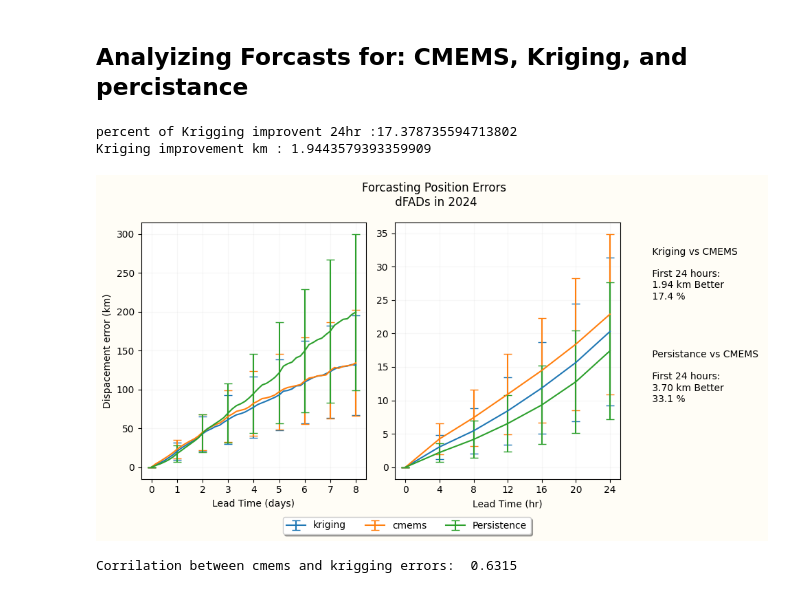
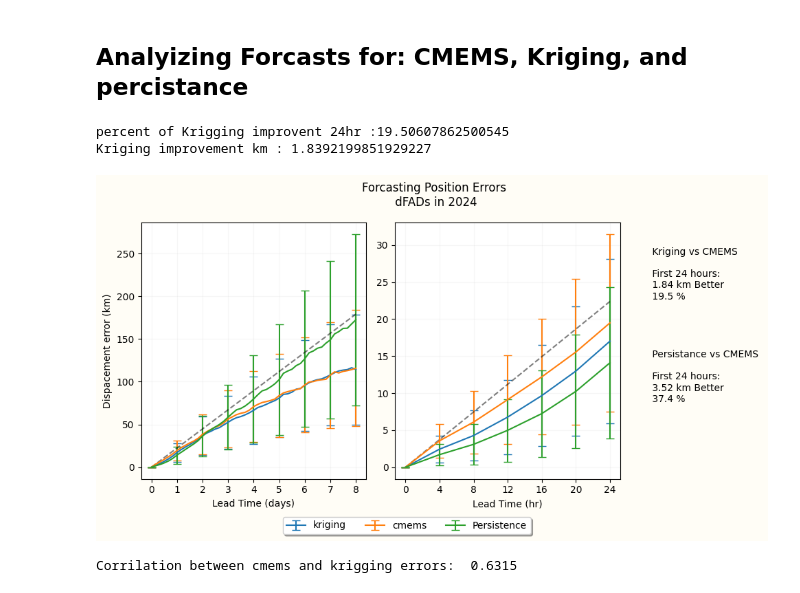
Before and after one commit to Colin-zerfass/fate-core, a Jupyter notebook: Code/Parcels/Output_analyze.ipynb, the cells around one changed output. Cells and saved outputs as stored; diff of their text form; code cells hidden in the pictures.

```diff
--- a/Code/Parcels/Output_analyze.ipynb
+++ b/Code/Parcels/Output_analyze.ipynb
@@ -74,9 +74,9 @@ bins = np.linspace(0,8*24,2*24+1)
 ds2["lead_bins"] = pd.cut(ds2["leadtime"], bins)
 ds ["lead_bins"] = pd.cut(ds["leadtime"], bins)
 ds3["lead_bins"] = pd.cut(ds3["leadtime"], bins)
-lte = ds.groupby("lead_bins", observed=False).apply(calculate_rmse, include_groups=False).to_numpy()
-lte2  = ds2.groupby("lead_bins", observed=False).apply(calculate_rmse, include_groups=False).to_numpy()
-lte3 = ds3.groupby("lead_bins", observed= False).apply(calculate_rmse, include_groups=False).to_numpy()
+lte = ds.groupby("lead_bins", observed=False)["error_km"].mean() ##.apply(calculate_rmse, include_groups=False).to_numpy()
+lte2  = ds2.groupby("lead_bins", observed=False)["error_km"].mean() ##.apply(calculate_rmse, include_groups=False).to_numpy()
+lte3 = ds3.groupby("lead_bins", observed= False)["error_km"].mean() #.apply(calculate_rmse, include_groups=False).to_numpy()
 std = ds.groupby("lead_bins", observed=False)["error_km"].std()
 std2 = ds2.groupby("lead_bins", observed=False)["error_km"].std()
 std3 = ds3.groupby("lead_bins", observed= False)["error_km"].std()
@@ -91,6 +91,8 @@ std = np.concat([pad,std])
 std2 = np.concat([pad, std2])
 std3 = np.concat([pad,std3])
 
+Noforcast = 0.259*bins*3600/1000
+
 kriging_km24 = (lte2[:7]- lte[:7]).mean()
 krigging_percent24 = np.abs((lte[:7].mean()- lte2[:7].mean())/lte2[:7].mean()*100)
 Pers_km24 = (lte2[:7]- lte3[:7]).mean()
@@ -98,8 +100,8 @@ Pers_percent24 = np.abs((lte3[:7].mean()- lte2[:7].mean())/lte2[:7].mean()*100)
 print(f"percent of Krigging improvent 24hr :{krigging_percent24} ")
 print(f"Kriging improvement km : {kriging_km24}")
 # %% [output]
-percent of Krigging improvent 24hr :17.378735594713802
-Kriging improvement km : 1.9443579393359909
+percent of Krigging improvent 24hr :19.50607862500545
+Kriging improvement km : 1.8392199851929227
 # %%
 fig = plt.figure(figsize=(10,5))
 gs = gridspec.GridSpec(1, 3, width_ratios=[3,3,1])
@@ -113,34 +115,37 @@ stats_k = f" Kriging vs CMEMS \n \n First 24 hours: \n {kriging_km24:0.2f} km Be
 ax_stats.text(0,0.7,stats_k)
 
 stats_p = f" Persistance vs CMEMS \n \n First 24 hours: \n {Pers_km24:0.2f} km Better \n{Pers_percent24: 0.1f} %"
 ax_stats.text(0,0.3,stats_p)
 
 ax0.errorbar(bins[:]/24, lte[:], yerr = std, errorevery=6, capsize = 4, label = "kriging")
 ax0.errorbar(bins[:]/24, lte2[:], yerr = std2[:], errorevery=6, capsize = 4, label = "cmems")
 ax0.errorbar(bins[:]/24, lte3[:], yerr = std3[:], errorevery = 6, capsize = 4, label = "Persistence")
+ax0.plot(bins/24, Noforcast, color = "k", linestyle = "--", alpha = 0.5)
 
 
 ax1.errorbar(bins[0:7], lte[:7], yerr = std[:7], capsize = 4)
 ax1.errorbar(bins[0:7], lte2[:7], yerr = std2[:7], capsize = 4)
 ax1.errorbar(bins[0:7], lte3[:7], yerr = std3[:7], capsize =4 )
+ax1.plot(bins[0:7], Noforcast[0:7], color = "k", linestyle = "--", alpha = 0.5)
 ax0.set_xticks(np.linspace(0,8,9))
 ax1.set_xticks(np.linspace(0,24,7))
 
 ax0.set_ylabel("Dispacement error (km)")
 ax0.set_xlabel("Lead Time (days)")
 ax1.set_xlabel("Lead Time (hr)")
 ax0.grid(alpha = 0.1)
 ax1.grid(alpha = 0.1)
 
 
+
 fig.legend(loc='upper center', bbox_to_anchor=(3.2/7, 0.02),
           fancybox=True, shadow=True, ncol=5)
 fig.suptitle("Forcasting Position Errors \n dFADs in 2024 ")
 fig.set_facecolor("#FFFDF6")
 fig.tight_layout()
 fig.savefig(r"C:\FATE\Figures\Leadtime_cmems_krigging_persistance.png")
 # %% [output]
-[figure, old version]
+[figure, new version]
 # %%
 ## Check covarience/corrilation between cmems and kirigging.
 corrilation = np.corrcoef(ds["error_km"].dropna(), ds2["error_km"].dropna() )
```
Also changed, not shown: parts of 4 cells of this notebook, 23 other files.
